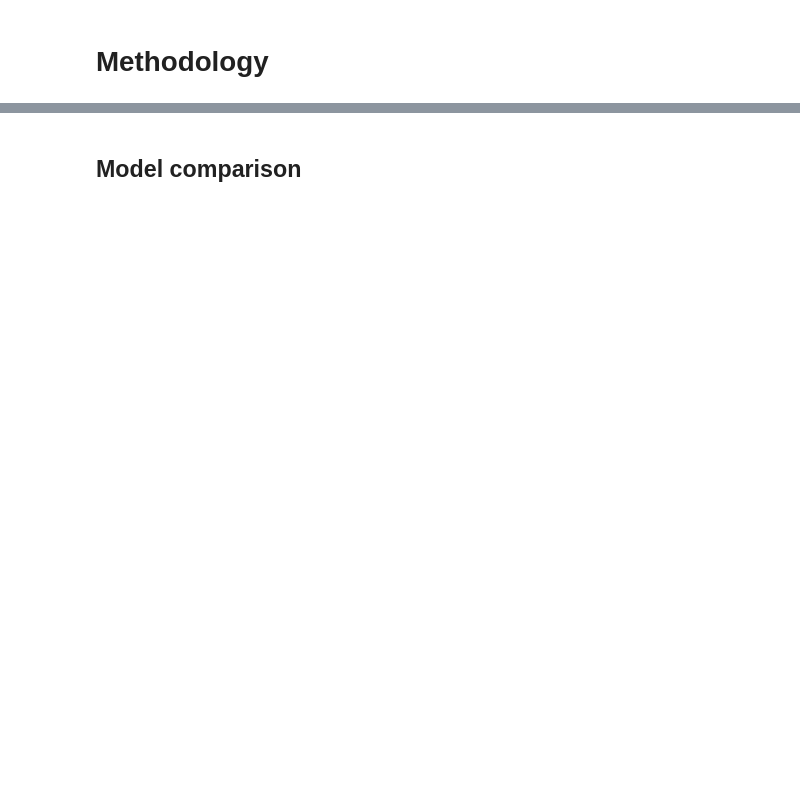
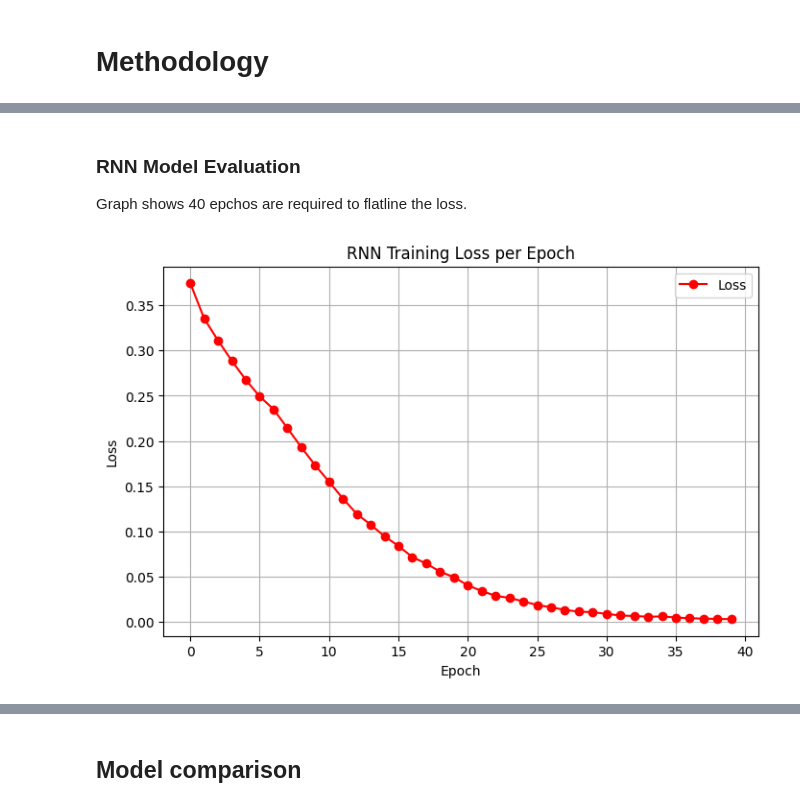
Before and after one commit to JCNextCode/CS598, a Jupyter notebook: DL4H_Team_139.ipynb, the cells around one changed output, grey strips where cells are left out. Drawn from its saved outputs; the diff is of its cells as text; code cells hidden in the pictures; blank space fills up the shorter version.

```diff
--- a/DL4H_Team_139.ipynb
+++ b/DL4H_Team_139.ipynb
@@ -120,0 +95,14 @@ class NeuralODEModel:
+# %%
+# Data Setup from raw MIMIC3
+
+mimic3_ds = MIMIC3Dataset(
+    #root="https://storage.googleapis.com/pyhealth/Synthetic_MIMIC-III/",
+    root="https://github.com/JCNextCode/CS598/tree/main/mimic-iii-demo/",
+    # Basic Tables are parsed by default MIMIC3Dataset: {'ADMISSIONS', 'PATIENTS'}
+    # Parser for ICUSTAYS, SERVICES, CARTEVENTS OUTPUTEVENTS is not implemented yet.
+    tables=["DIAGNOSES_ICD", "PROCEDURES_ICD", "PRESCRIPTIONS"],
+    # mapping to ATC to make things less granular.
+    code_mapping={"NDC": ("ATC", {"target_kwargs": {"level": 3}})},
+    #code_mapping = {},
+    #dev=True,
+)
@@ -120,0 +159,7 @@ class NeuralODEModel:
+# %%
+from pyhealth.tasks import readmission_prediction_mimic3_fn
+
+mimic_sample = mimic3_ds.set_task(readmission_prediction_mimic3_fn)
+
+precision_report = []
+accuracy_report = []
@@ -120,0 +190,10 @@ class NeuralODEModel:
+# %%
+from pyhealth.models import RNN
+
+model_RNN = RNN(
+    dataset=mimic_sample,
+    # get this from mimic_sample.samples[0]
+    feature_keys=["conditions","procedures"],
+    label_key = "label",
+    mode="binary",
+)
@@ -120,0 +329,20 @@ class NeuralODEModel:
+# %% [markdown]
+### RNN Model Evaluation
+
+Graph shows 40 epchos are required to flatline the loss.
+# %%
+import matplotlib.pyplot as plt
+epochs = [metric['epoch'] for metric in trainer.epoch_metrics]
+losses = [metric['loss'] for metric in trainer.epoch_metrics if 'loss' in metric]
+
+# Creating the plot
+plt.figure(figsize=(8, 5))
+plt.plot(epochs, losses, label='Loss', marker='o', color='r')
+plt.title('RNN Training Loss per Epoch')
+plt.xlabel('Epoch')
+plt.ylabel('Loss')
+plt.grid(True)
+plt.legend()
+plt.show()
+# %% [output]
+[figure, added]
```
Also changed, not shown: parts of 52 cells of this notebook.
